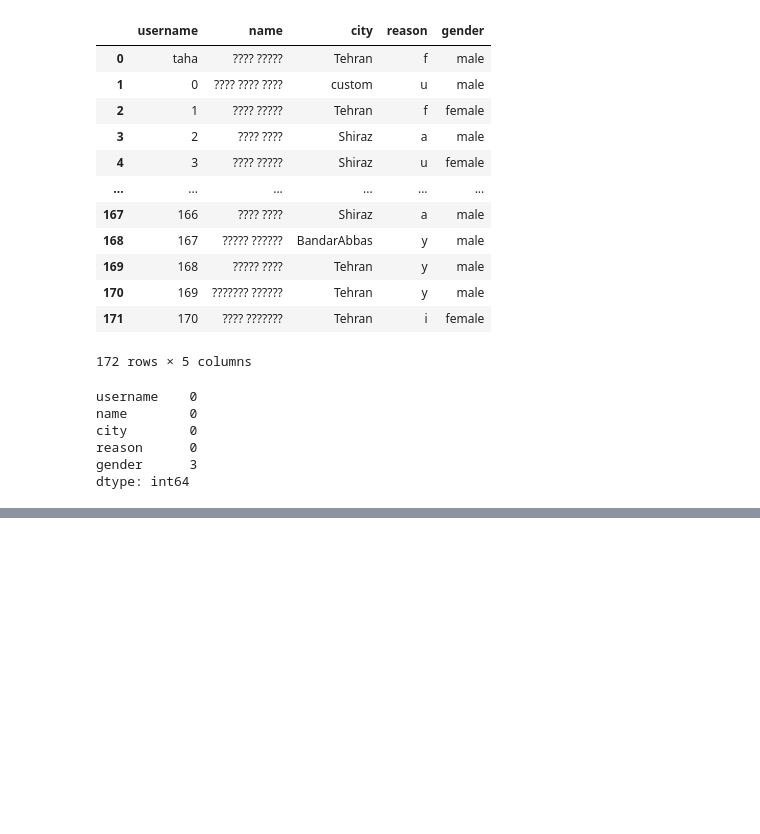
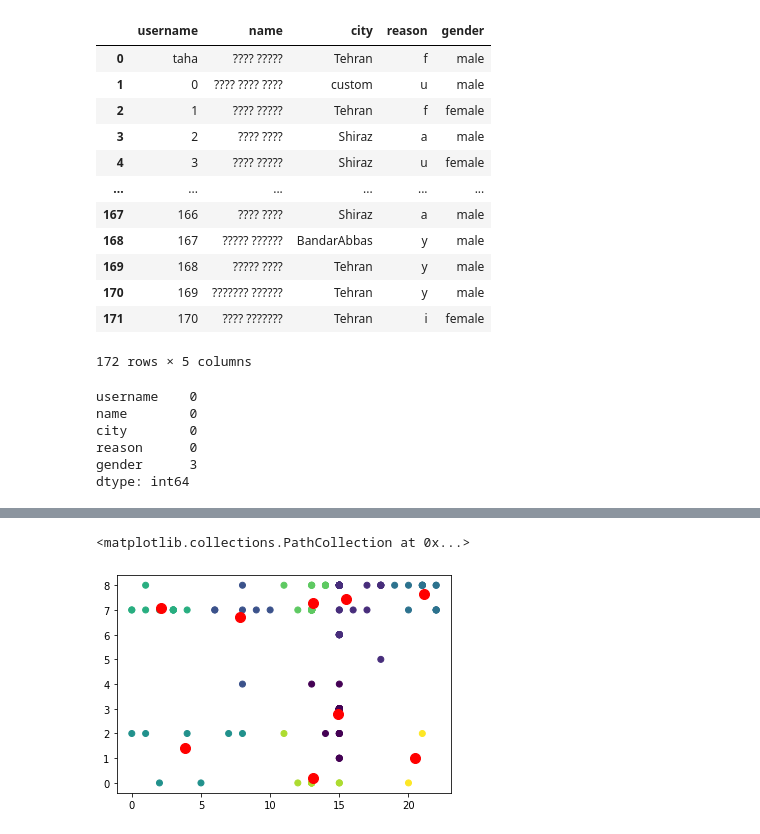
Before and after one commit to tahamusvi/friendZone, a Jupyter notebook: ML/Friendzone-Project.ipynb, the cells around one changed output, grey strips where cells are left out. Cells and saved outputs as stored; diff of their text form; code cells hidden in the pictures; blank space fills up the shorter version.

Commit message:
Clustering

```diff
--- a/ML/Friendzone-Project.ipynb
+++ b/ML/Friendzone-Project.ipynb
@@ -29,0 +273,2 @@ dtype: int64
+# %%
+df2.gender=le.transform(df2.gender)
@@ -29,0 +302,4 @@ dtype: int64
+# %%
+model= KMeans(n_clusters=9)
+# %%
+model.fit(df2)
@@ -29,0 +308,2 @@ dtype: int64
+# %%
+centroids=model.cluster_centers_
@@ -29,0 +322,6 @@ dtype: int64
+# %%
+plt.scatter(df2[['city']],df2['reason'],c=model.labels_)
+plt.scatter(centroids[:,0],centroids[:,1],c='red',s=100)
+# %% [output]
+<matplotlib.collections.PathCollection at 0x...>
+[figure, added]
```
Also changed, not shown: parts of 33 cells of this notebook.
